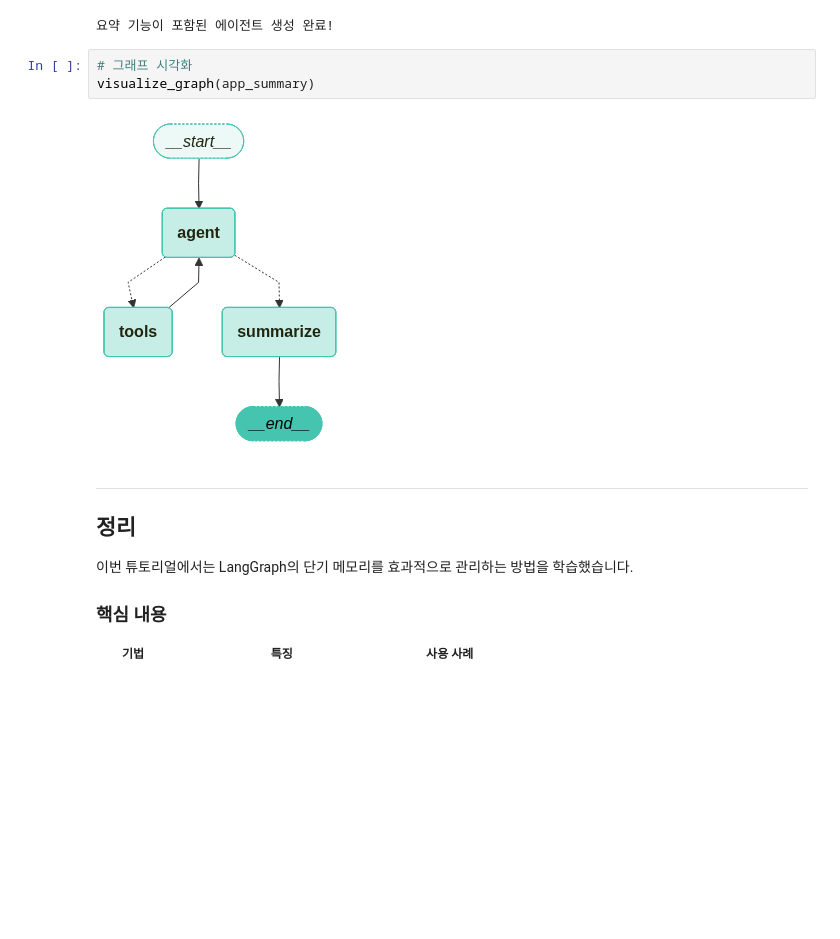
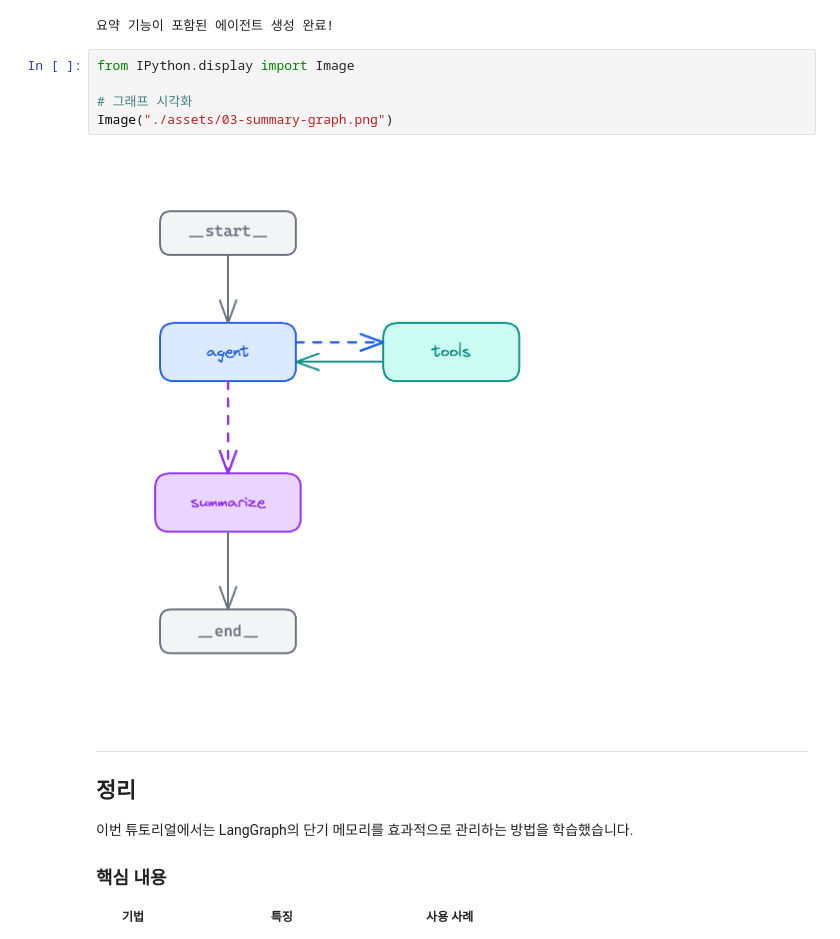
Before and after one commit to taehan79-kim/langgraph-v1-tutorial, a Jupyter notebook: 05-Memory/03-LangGraph-Short-Term-Memory.ipynb, the cells around one changed output. Cells and saved outputs as stored; diff of their text form; blank space fills up the shorter version.

```diff
--- a/05-Memory/03-LangGraph-Short-Term-Memory.ipynb
+++ b/05-Memory/03-LangGraph-Short-Term-Memory.ipynb
@@ -672,10 +692,12 @@ print("요약 기능이 포함된 에이전트 생성 완료!")
 # %% [output]
 요약 기능이 포함된 에이전트 생성 완료!
 # %%
+from IPython.display import Image
+
 # 그래프 시각화
-visualize_graph(app_summary)
+Image("./assets/03-summary-graph.png")
 # %% [output]
-[figure, old version]
+[figure, new version]
 # %% [markdown]
 ---
 
```
Also changed, not shown: parts of 16 cells of this notebook, 11 other files.
